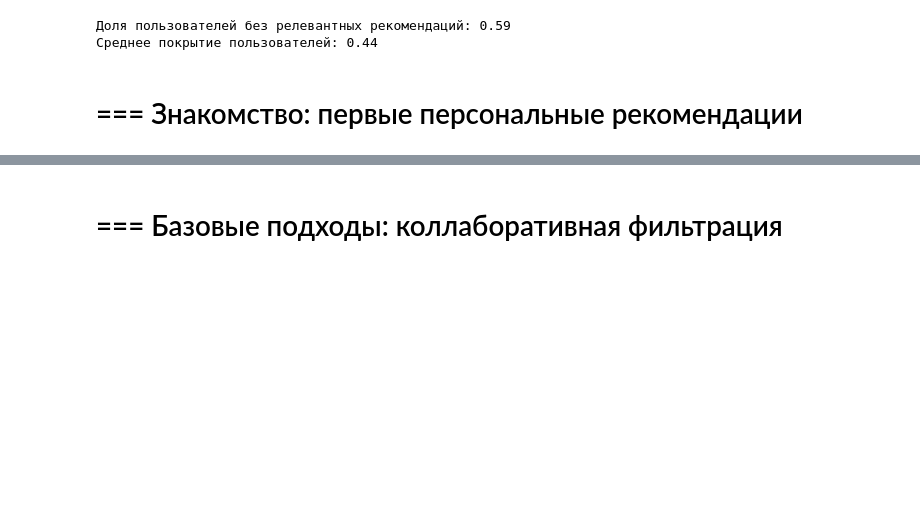
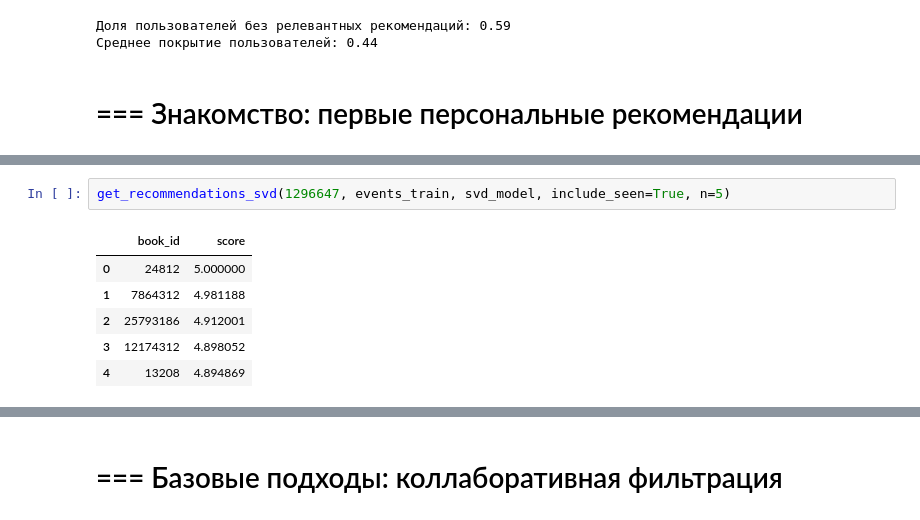
Before and after one commit to AnnettVsemPrivet/mle-recsys-start, a Jupyter notebook: main_offline.ipynb, the cells around one changed output, grey strips where cells are left out. Drawn from its saved outputs; the diff is of its cells as text; blank space fills up the shorter version.

```diff
--- a/main_offline.ipynb
+++ b/main_offline.ipynb
@@ -131,0 +277,9 @@ print(f"Среднее покрытие пользователей: {cold_users_
+# %%
+get_recommendations_svd(1296647, events_train, svd_model, include_seen=True, n=5)
+# %% [output]
+|  | book_id | score |
+| 0 | 24812 | 5.000000 |
+| 1 | 7864312 | 4.981188 |
+| 2 | 25793186 | 4.912001 |
+| 3 | 12174312 | 4.898052 |
+| 4 | 13208 | 4.894869 |
```
Also changed, not shown: parts of 16 cells of this notebook.
